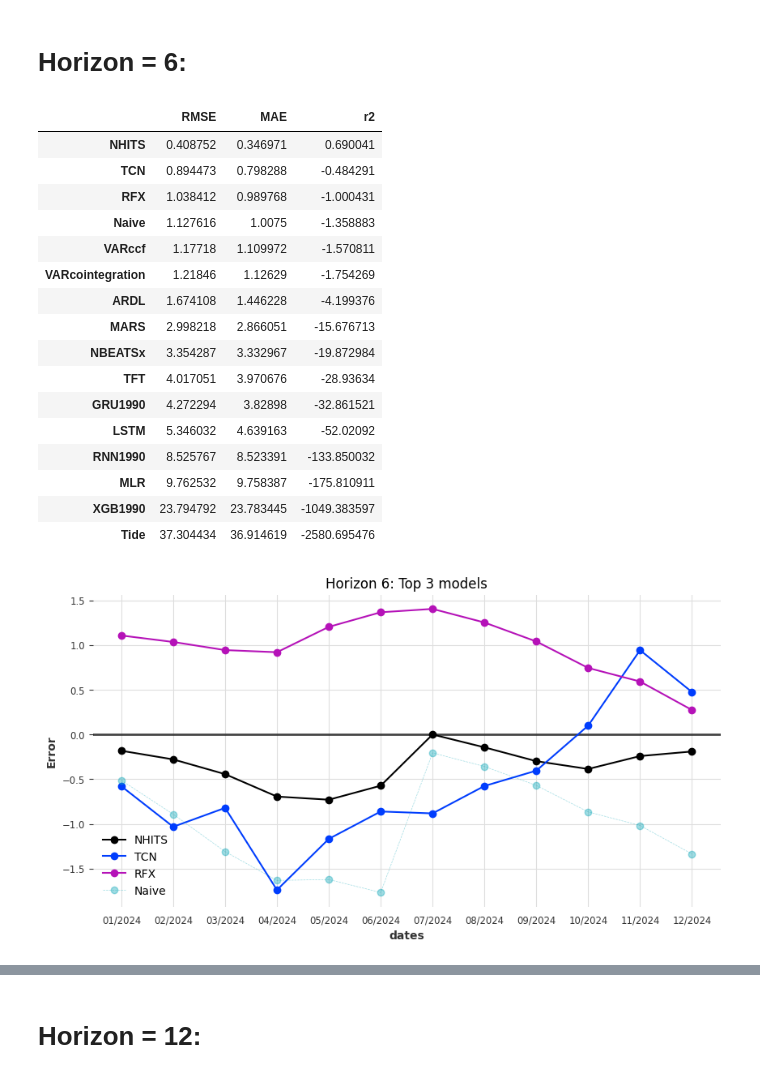
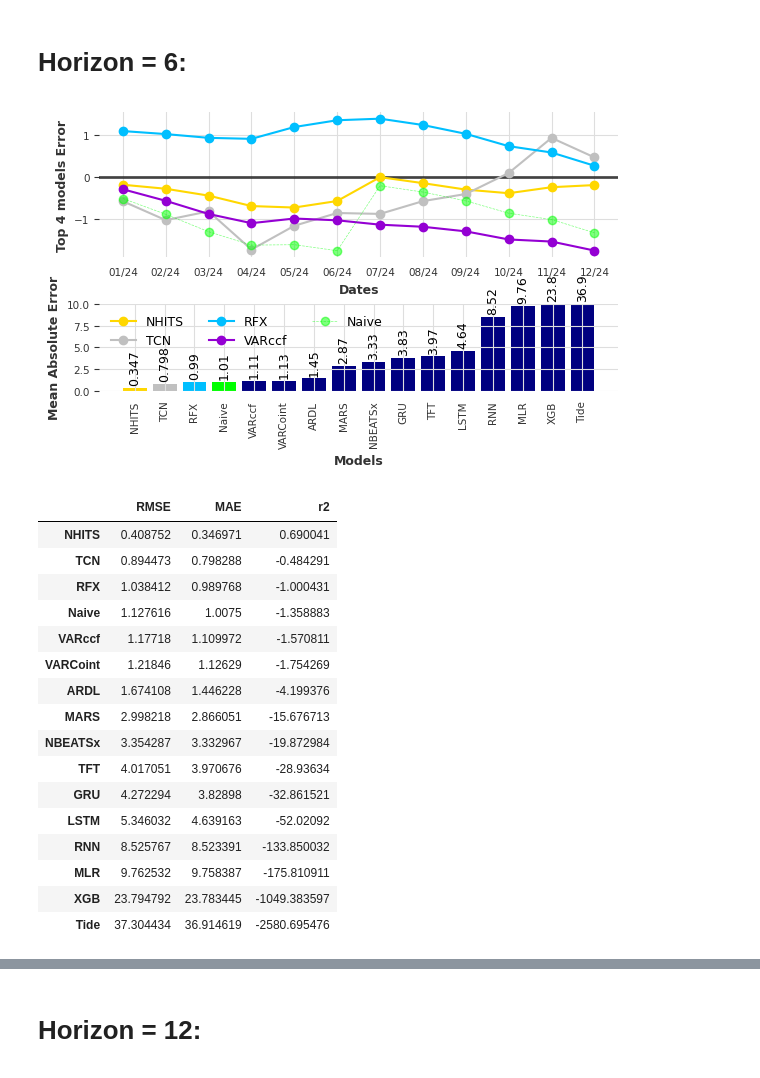
Before and after one commit to sc20geb/COMP5530M-Group-Project-Inflation-Forecasting, a Jupyter notebook: Evaluation/evaluation.ipynb, the cells around one changed output, grey strips where cells are left out. Cells and saved outputs as stored; diff of their text form; code cells hidden in the pictures.

```diff
--- a/Evaluation/evaluation.ipynb
+++ b/Evaluation/evaluation.ipynb
@@ -15,3 +13,9 @@ warnings.filterwarnings("ignore")
+# %%
+warnings.filterwarnings("ignore")
+ABSOLUTE= False
+N=4
+DPI=100
+FIG_SIZE=(17/2.54,9.2/2.54)
 # %%
 import numpy as np
 import os
@@ -122,31 +94,36 @@ for i in metrics_3.columns:
 # %%
 predsPath_6= Path('../Predictions/Horizon6')
 predsDf_6=get_predictions(predsPath_6)
 
+
+
 metrics_6= calc_metrics(predsDf_6).sort_values(main_metric, axis=0)
+
+combine_charts(predsDf=predsDf_6,metricsDf=metrics_6,n=N,img_name='horizon_6_plot.png',absolute=ABSOLUTE,dpi=DPI,figsize=FIG_SIZE)
+
 display(metrics_6)
 
 
-error_plot(predsDf_6,model=list(metrics_6.index.drop('Naive')[:3])+ ['Naive'],absolute=False, title= 'Horizon 6: Top 3 models')
+# error_plot(predsDf_6,model=list(metrics_6.index.drop('Naive')[:3])+ ['Naive'],absolute=True, title= 'Horizon 6: Top 3 models')
 
-for i in metrics_6.columns:
-    plot_metric(metrics_6,i, title='Horizon 6:')
+# for i in metrics_6.columns:
+#     plot_metric(metrics_6,i, title='Horizon 6:')
 # %% [output]
+[figure, new version]
 |  | RMSE | MAE | r2 |
 | NHITS | 0.408752 | 0.346971 | 0.690041 |
 | TCN | 0.894473 | 0.798288 | -0.484291 |
 | RFX | 1.038412 | 0.989768 | -1.000431 |
 | Naive | 1.127616 | 1.0075 | -1.358883 |
 | VARccf | 1.17718 | 1.109972 | -1.570811 |
-| VARcointegration | 1.21846 | 1.12629 | -1.754269 |
+| VARCoint | 1.21846 | 1.12629 | -1.754269 |
 | ARDL | 1.674108 | 1.446228 | -4.199376 |
 | MARS | 2.998218 | 2.866051 | -15.676713 |
 | NBEATSx | 3.354287 | 3.332967 | -19.872984 |
 | TFT | 4.017051 | 3.970676 | -28.93634 |
-| GRU1990 | 4.272294 | 3.82898 | -32.861521 |
+| GRU | 4.272294 | 3.82898 | -32.861521 |
 | LSTM | 5.346032 | 4.639163 | -52.02092 |
-| RNN1990 | 8.525767 | 8.523391 | -133.850032 |
+| RNN | 8.525767 | 8.523391 | -133.850032 |
 | MLR | 9.762532 | 9.758387 | -175.810911 |
-| XGB1990 | 23.794792 | 23.783445 | -1049.383597 |
+| XGB | 23.794792 | 23.783445 | -1049.383597 |
 | Tide | 37.304434 | 36.914619 | -2580.695476 |
-[figure, old version]
```
Also changed, not shown: parts of 7 cells of this notebook, 10 other files.
